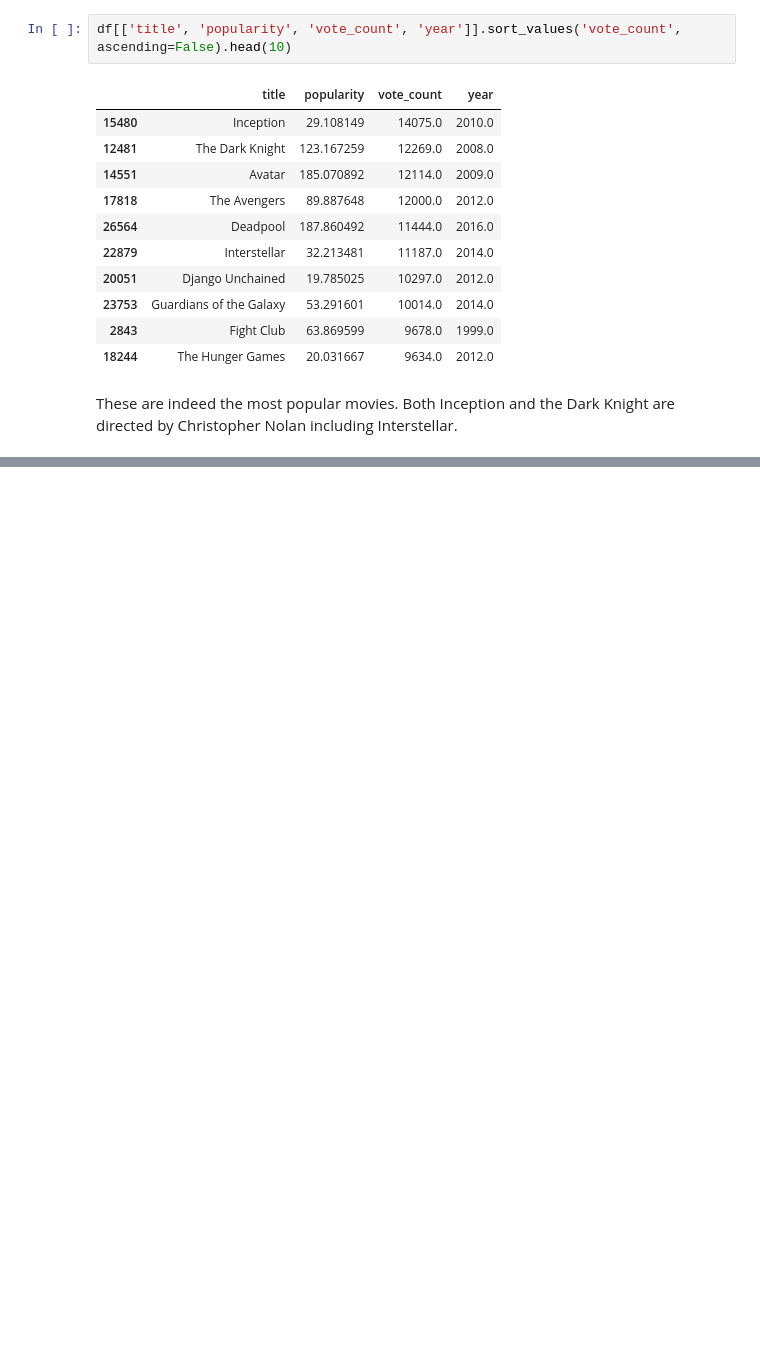
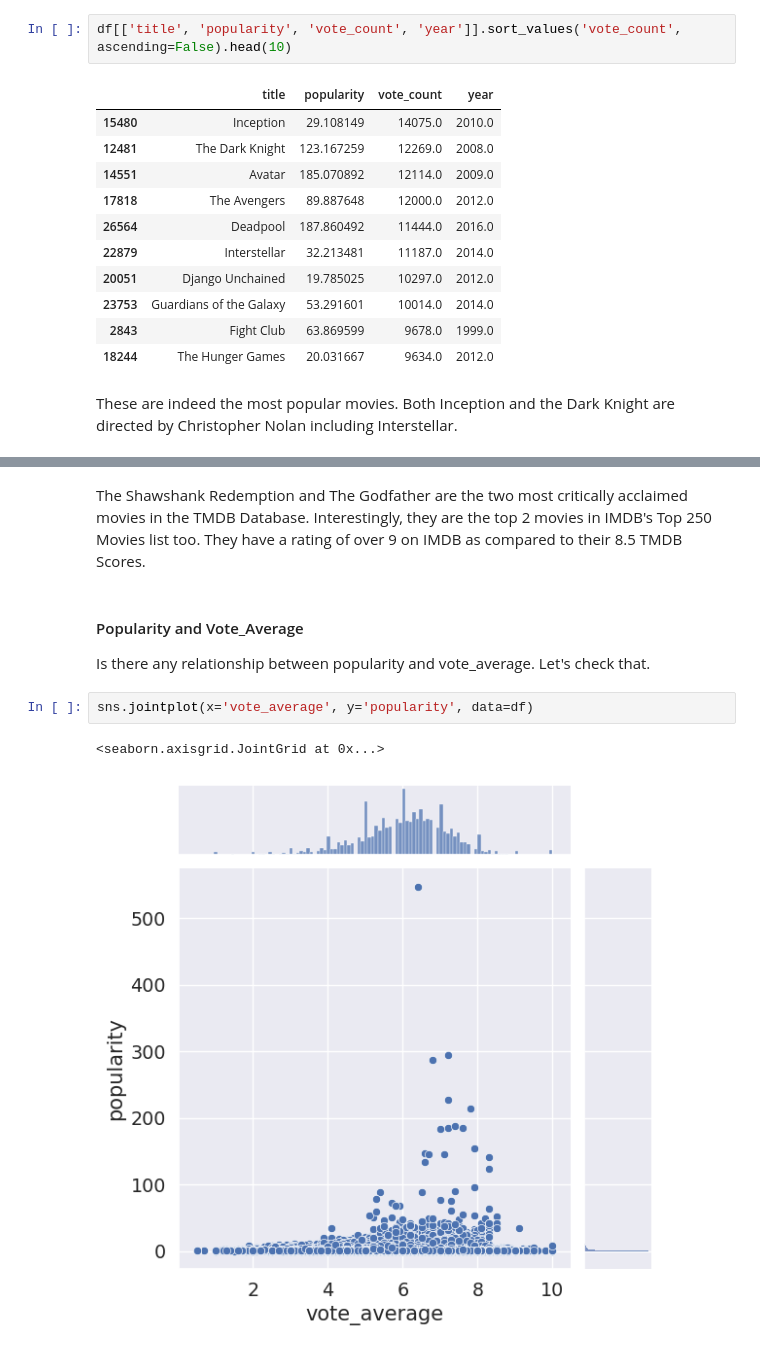
Before and after one commit to M-Awwab-Khan/most-comprehensive-movies-analysis, a Jupyter notebook: Movie_Metrics_An_Analyst_Approach.ipynb, the cells around one changed output, grey strips where cells are left out. Drawn from its saved outputs; the diff is of its cells as text; blank space fills up the shorter version.

```diff
--- a/Movie_Metrics_An_Analyst_Approach.ipynb
+++ b/Movie_Metrics_An_Analyst_Approach.ipynb
@@ -559,0 +596,10 @@ These are indeed the most popular movies. Both Inception and the Dark Knight are
+# %% [markdown]
+The Shawshank Redemption and The Godfather are the two most critically acclaimed movies in the TMDB Database. Interestingly, they are the top 2 movies in IMDB's Top 250 Movies list too. They have a rating of over 9 on IMDB as compared to their 8.5 TMDB Scores.
+# %% [markdown]
+#### Popularity and Vote_Average
+Is there any relationship between popularity and vote_average. Let's check that.
+# %%
+sns.jointplot(x='vote_average', y='popularity', data=df)
+# %% [output]
+<seaborn.axisgrid.JointGrid at 0x...>
+[figure, added]
```
Also changed, not shown: parts of 12 cells of this notebook.
